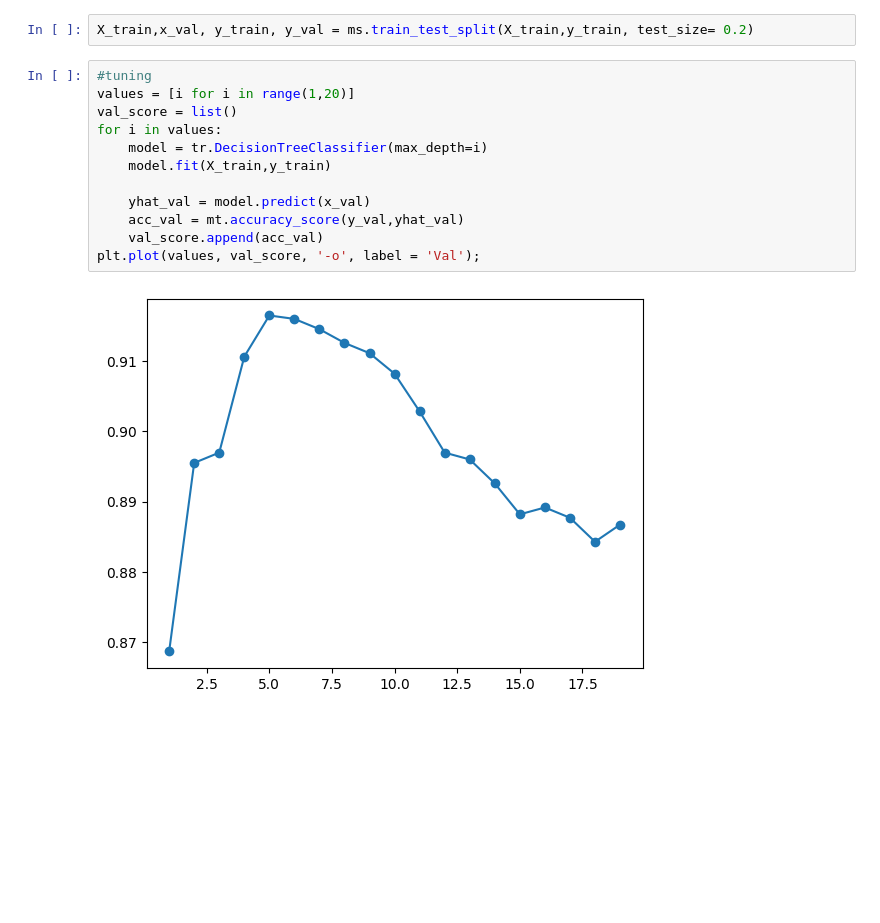
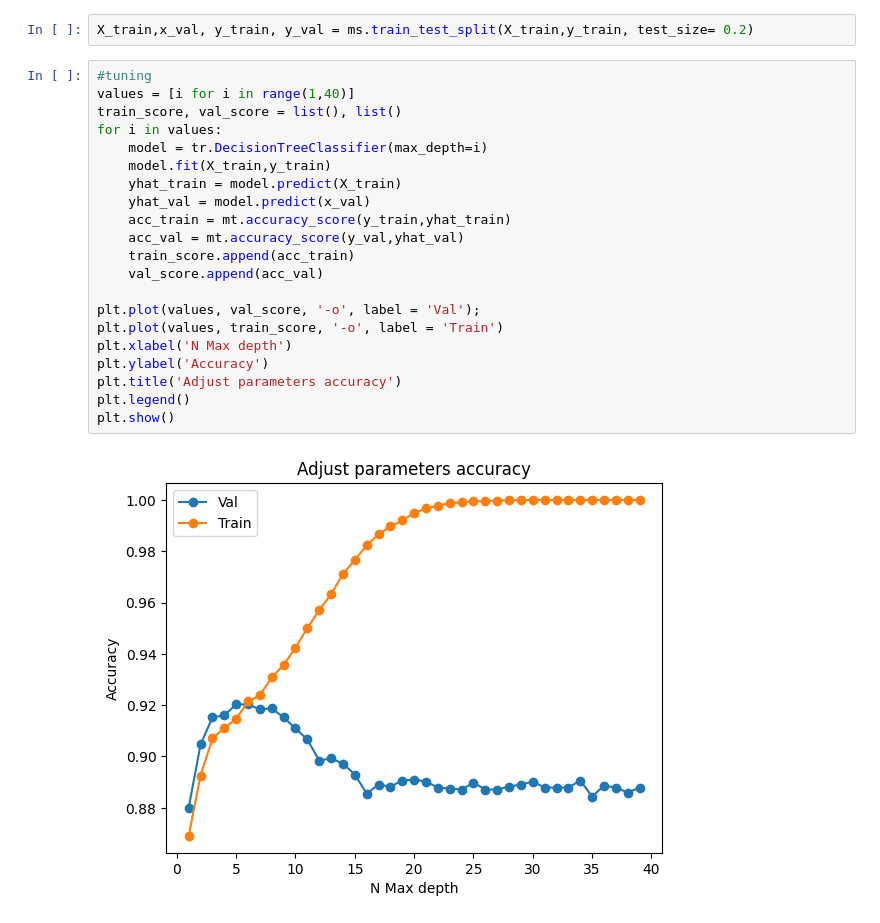
Before and after one commit to 70HNM4C13L/FML, a Jupyter notebook: Guarantee of learning - Overfitting in classification models.ipynb, the cells around one changed output. Saved outputs shown, nothing was run; the diff lists cells and outputs as text; blank space fills up the shorter version.

```diff
--- a/Guarantee of learning - Overfitting in classification models.ipynb
+++ b/Guarantee of learning - Overfitting in classification models.ipynb
@@ -148,15 +198,24 @@ b. 60% classe A e 40% classe B
 X_train,x_val, y_train, y_val = ms.train_test_split(X_train,y_train, test_size= 0.2)
 # %%
 #tuning
-values = [i for i in range(1,20)]
-val_score = list()
+values = [i for i in range(1,40)]
+train_score, val_score = list(), list()
 for i in values:
     model = tr.DecisionTreeClassifier(max_depth=i)
     model.fit(X_train,y_train)
+    yhat_train = model.predict(X_train)
+    yhat_val = model.predict(x_val)
+    acc_train = mt.accuracy_score(y_train,yhat_train)
+    acc_val = mt.accuracy_score(y_val,yhat_val)
+    train_score.append(acc_train)
+    val_score.append(acc_val)
 
-    yhat_val = model.predict(x_val)
-    acc_val = mt.accuracy_score(y_val,yhat_val)
-    val_score.append(acc_val)
 plt.plot(values, val_score, '-o', label = 'Val');
+plt.plot(values, train_score, '-o', label = 'Train')
+plt.xlabel('N Max depth')
+plt.ylabel('Accuracy')
+plt.title('Adjust parameters accuracy')
+plt.legend()
+plt.show()
 # %% [output]
-[figure, old version]
+[figure, new version]
```
Also changed, not shown: parts of 15 cells of this notebook, 1 other file.
